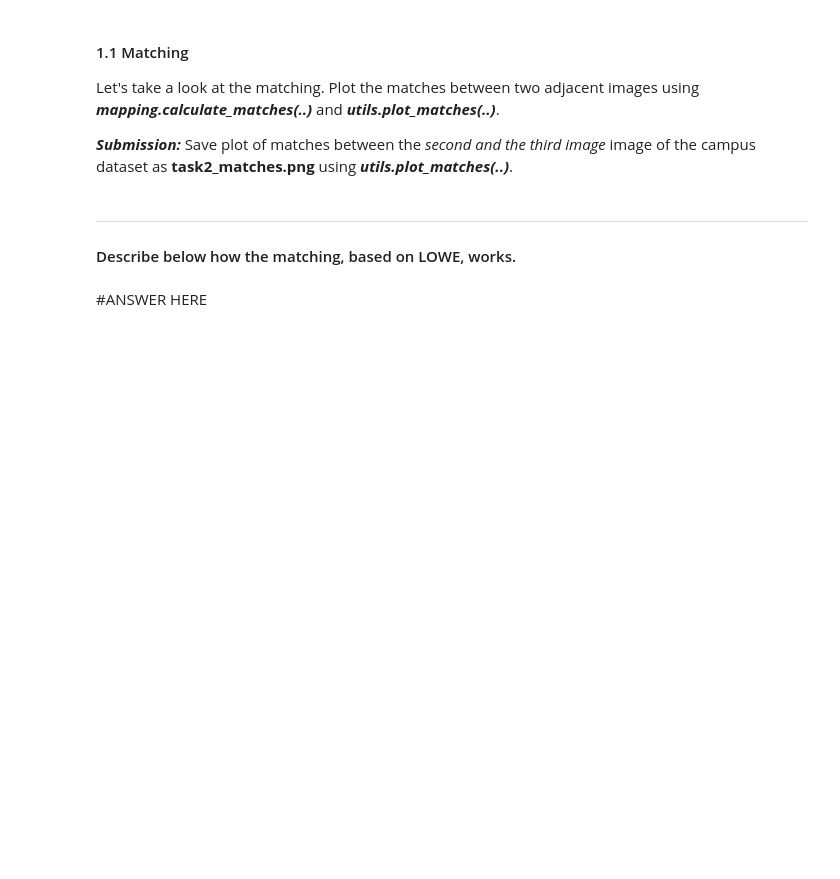
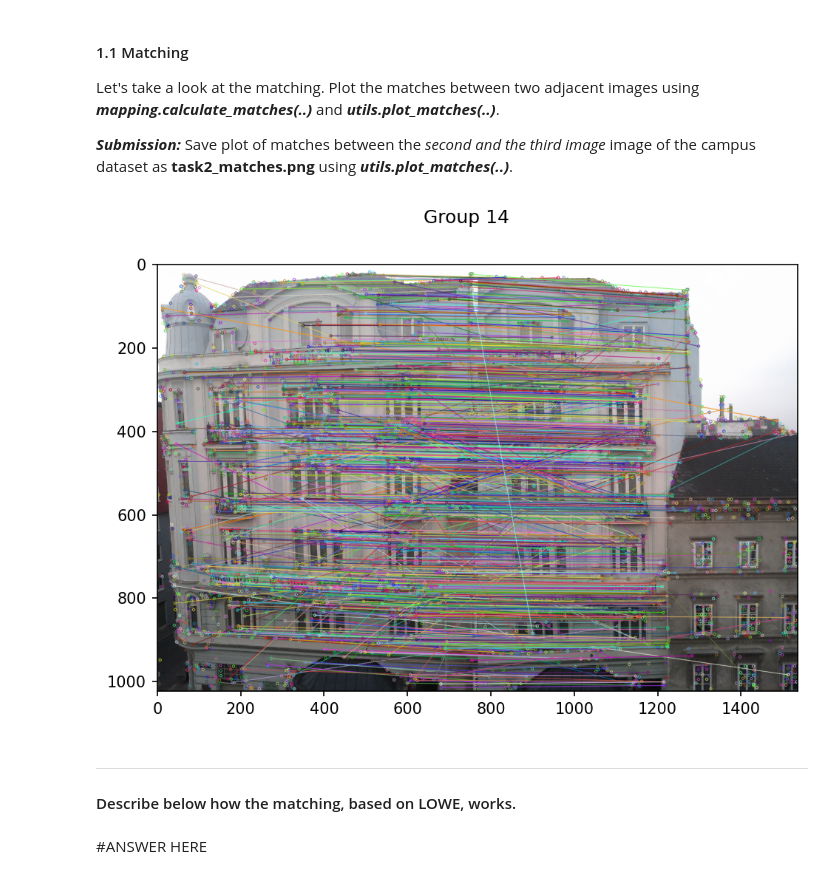
Before and after one commit to gissuvalentina/ComputerVision_Group14_Assignment1, a Jupyter notebook: Assignment1/TASK2/Task2.ipynb, the cells around one changed output. Drawn from its saved outputs; the diff is of its cells as text; code cells hidden in the pictures; blank space fills up the shorter version.

```diff
--- a/Assignment1/TASK2/Task2.ipynb
+++ b/Assignment1/TASK2/Task2.ipynb
@@ -55,11 +70,21 @@ Let's take a look at the matching. Plot the matches between two adjacent images
 # %%
 
 index1 = 1
 index2 = 2
 
 #student_code start
+matches = mapping.calculate_matches(descriptors[index1], descriptors[index2])
+
+utils.plot_matches(images[index1], images[index2],
+                   keypoints[index1], keypoints[index2],
+                   matches,
+                   'Group 14',
+                   'task2_matching_drawRichKeypoints.jpg')
+
 
 #student_code end
+# %% [output]
+[figure, added]
 # %% [markdown]
 ***
 #### Describe below how the matching, based on LOWE, works.
```
Also changed, not shown: parts of 4 cells of this notebook, 2 other files.
